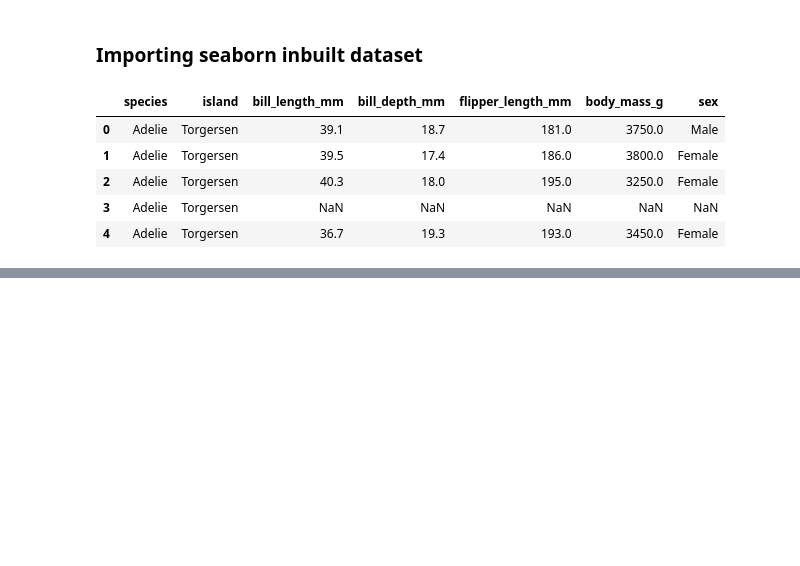
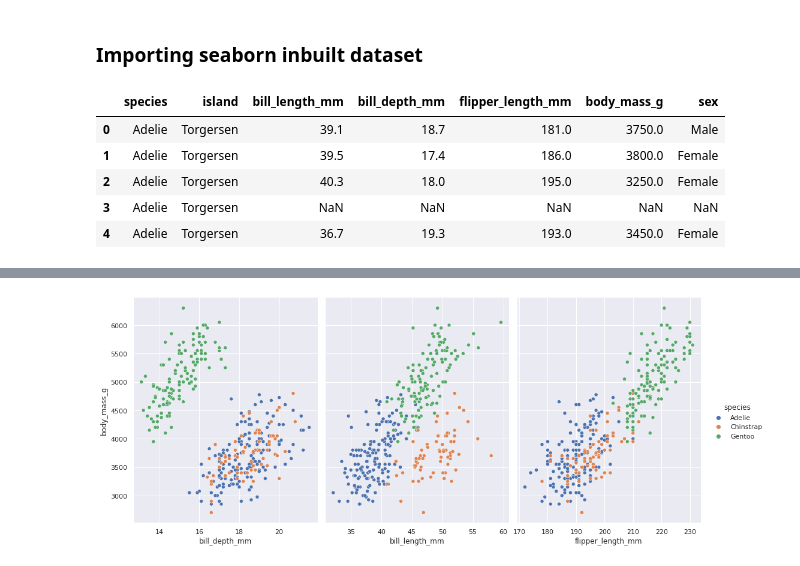
Before and after one commit to Sureshkrishh/Datascience-notes, a Jupyter notebook: 1. Python/012. Seaborn.ipynb, the cells around one changed output, grey strips where cells are left out. Drawn from its saved outputs; the diff is of its cells as text; code cells hidden in the pictures; blank space fills up the shorter version.

```diff
--- a/1. Python/012. Seaborn.ipynb
+++ b/1. Python/012. Seaborn.ipynb
@@ -301,0 +315,16 @@ pn.head()
+# %%
+sns.set_theme(style='darkgrid')
+
+sns.pairplot(pn,
+             x_vars=['bill_depth_mm','bill_length_mm','flipper_length_mm'],
+             y_vars=['body_mass_g'],
+             kind='scatter',
+             hue='species',
+             height=6,
+             aspect=0.8,
+             diag_kind=None
+            )
+
+plt.show()
+# %% [output]
+[figure, added]
```
Also changed, not shown: parts of 4 cells of this notebook.
